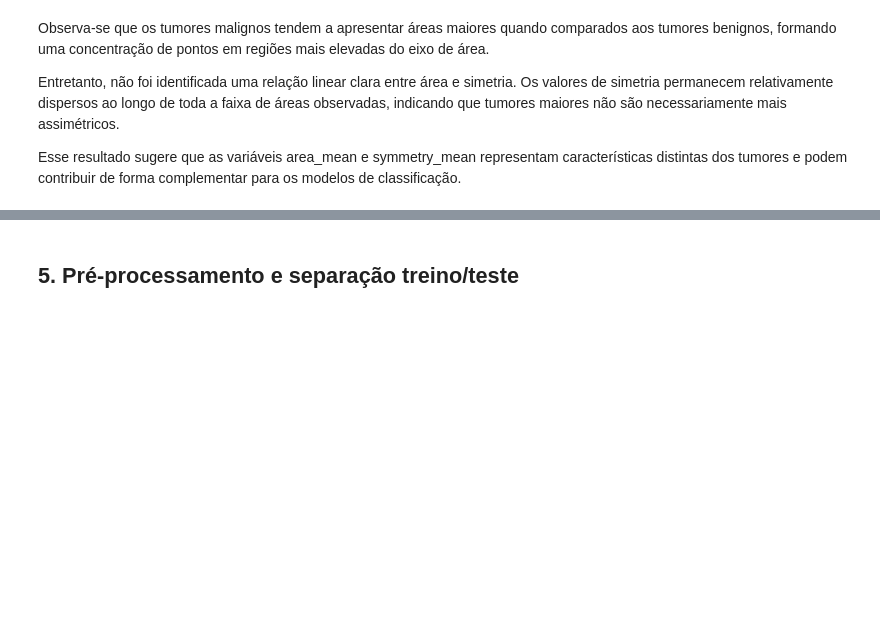
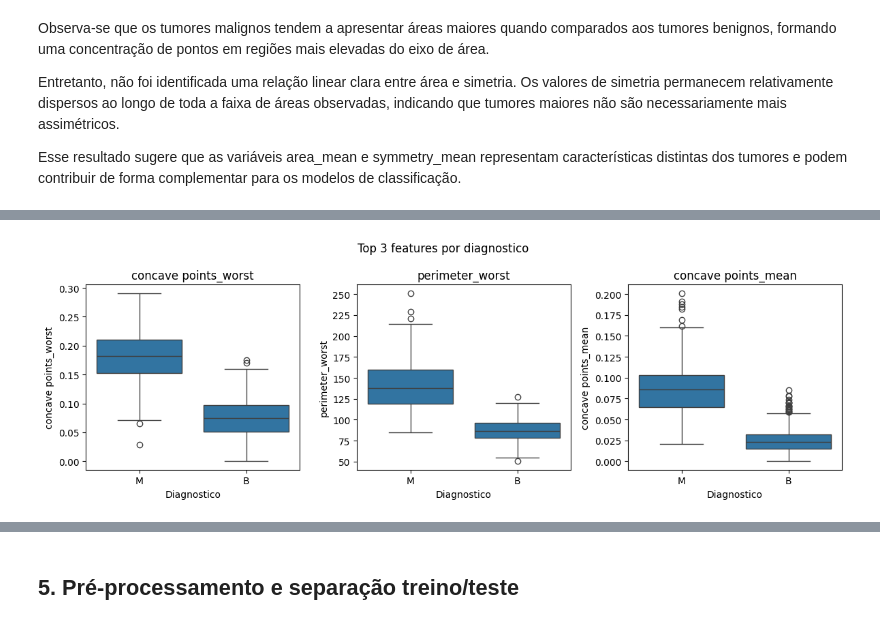
Before and after one commit to Rafael-Evangelista/tech-challenge-fiap, a Jupyter notebook: notebooks/01_analise_e_modelagem.ipynb, the cells around one changed output, grey strips where cells are left out. Saved outputs shown, nothing was run; the diff lists cells and outputs as text; code cells hidden in the pictures; blank space fills up the shorter version.

```diff
--- a/notebooks/01_analise_e_modelagem.ipynb
+++ b/notebooks/01_analise_e_modelagem.ipynb
@@ -420,12 +360,0 @@ plt.show()
-# %%
-top_features = corr_target.drop('diagnosis').head(3).index.tolist()
-
-fig, axes = plt.subplots(1, 3, figsize=(14, 4))
-for ax, feat in zip(axes, top_features):
-    sns.boxplot(data=df, x="diagnosis", y=feat, hue="diagnosis", ax=ax, palette="Set2", legend=False)
-    ax.set_title(feat)
-    ax.set_xlabel("Diagnóstico")
-
-plt.suptitle("Distribuição das top 3 features por diagnóstico", y=1.02)
-plt.tight_layout()
-plt.show()
@@ -528,0 +497,14 @@ Embora o conjunto de dados possua 30 dimensões, observou-se que aproximadamente
+# %%
+top3 = corr_target.head(3).index.tolist()
+
+fig, axes = plt.subplots(1, 3, figsize=(12, 4))
+for ax, nome in zip(axes, top3):
+    sns.boxplot(data=df, x="diagnosis", y=nome, ax=ax)
+    ax.set_title(nome)
+    ax.set_xlabel("Diagnostico")
+
+plt.suptitle("Top 3 features por diagnostico")
+plt.tight_layout()
+plt.show()
+# %% [output]
+[figure, added]
```
Also changed, not shown: parts of 44 cells of this notebook.
